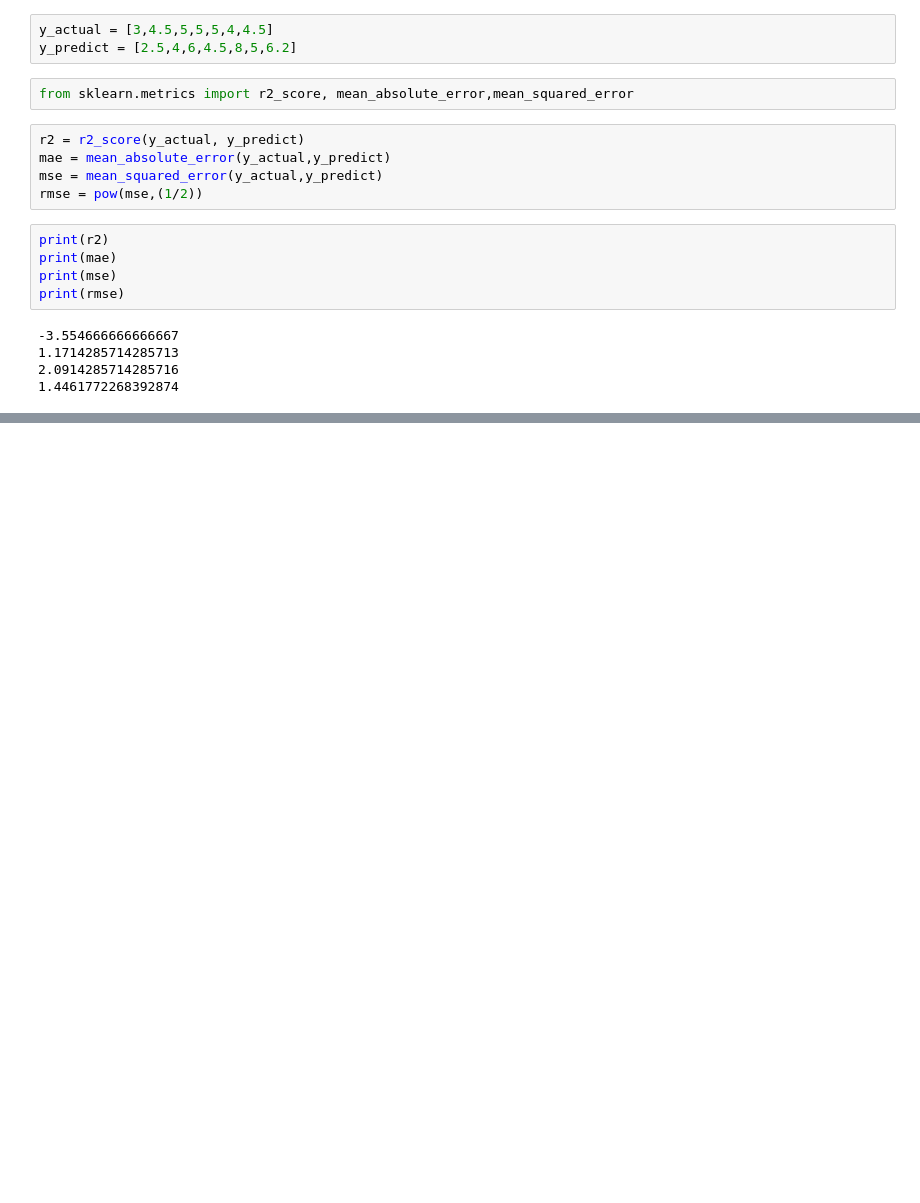
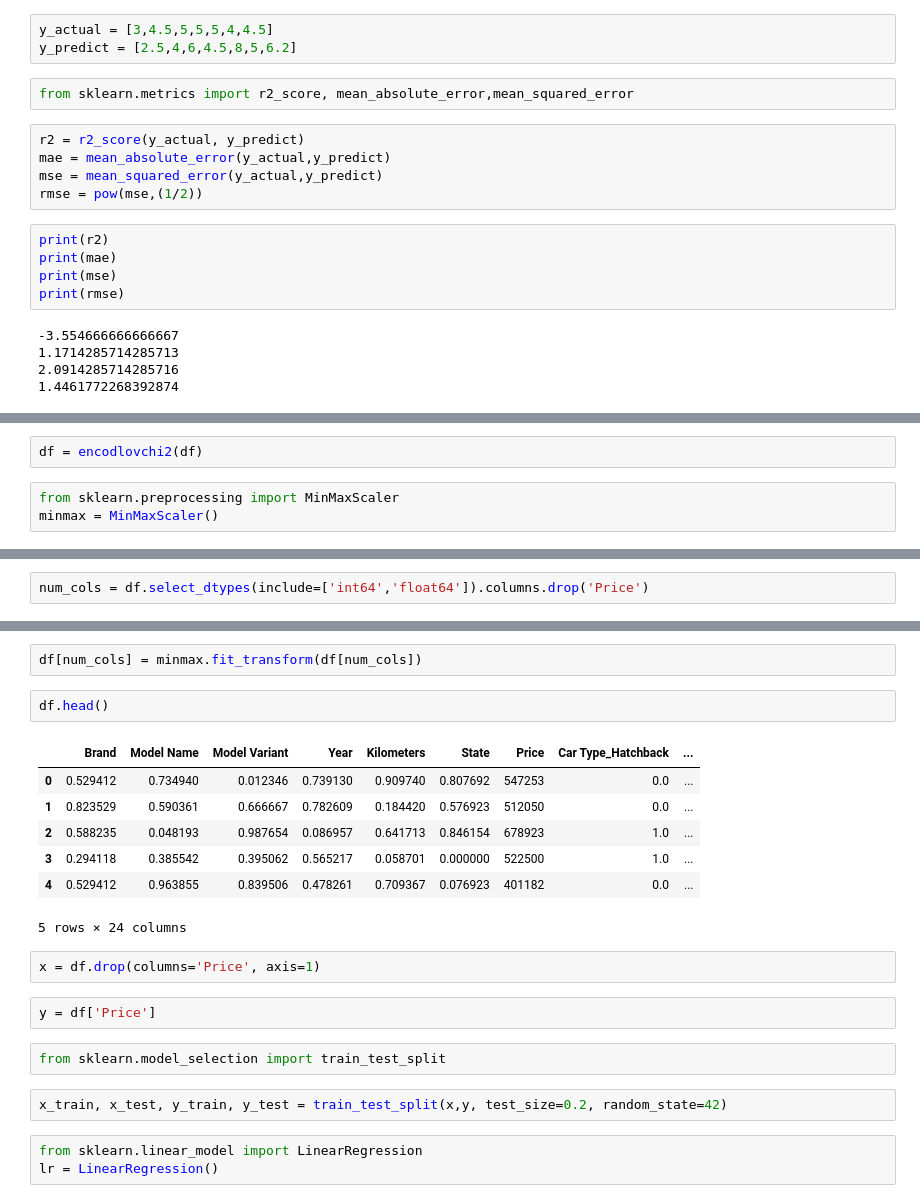
Before and after one commit to bunyod123/AI-DARSLAR, a Jupyter notebook: AI_course(model_building)/3-dars/model_evoluation.ipynb, the cells around one changed output, grey strips where cells are left out. Drawn from its saved outputs; the diff is of its cells as text; blank space fills up the shorter version.

```diff
--- a/AI_course(model_building)/3-dars/model_evoluation.ipynb
+++ b/AI_course(model_building)/3-dars/model_evoluation.ipynb
@@ -28,0 +87,5 @@ print(rmse)
+# %%
+df = encodlovchi2(df)
+# %%
+from sklearn.preprocessing import MinMaxScaler
+minmax = MinMaxScaler()
@@ -28,0 +97,2 @@ print(rmse)
+# %%
+num_cols = df.select_dtypes(include=['int64','float64']).columns.drop('Price')
@@ -28,0 +109,23 @@ print(rmse)
+# %%
+df[num_cols] = minmax.fit_transform(df[num_cols])
+# %%
+df.head()
+# %% [output]
+|  | Brand | Model Name | Model Variant | Year | Kilometers | State | Price | Car Type_Hatchback | ... |
+| 0 | 0.529412 | 0.734940 | 0.012346 | 0.739130 | 0.909740 | 0.807692 | 547253 | 0.0 | ... |
+| 1 | 0.823529 | 0.590361 | 0.666667 | 0.782609 | 0.184420 | 0.576923 | 512050 | 0.0 | ... |
+| 2 | 0.588235 | 0.048193 | 0.987654 | 0.086957 | 0.641713 | 0.846154 | 678923 | 1.0 | ... |
+| 3 | 0.294118 | 0.385542 | 0.395062 | 0.565217 | 0.058701 | 0.000000 | 522500 | 1.0 | ... |
+| 4 | 0.529412 | 0.963855 | 0.839506 | 0.478261 | 0.709367 | 0.076923 | 401182 | 0.0 | ... |
+5 rows × 24 columns
+# %%
+x = df.drop(columns='Price', axis=1)
+# %%
+y = df['Price']
+# %%
+from sklearn.model_selection import train_test_split
+# %%
+x_train, x_test, y_train, y_test = train_test_split(x,y, test_size=0.2, random_state=42)
+# %%
+from sklearn.linear_model import LinearRegression
+lr = LinearRegression()
```
Also changed, not shown: parts of 13 cells of this notebook.
